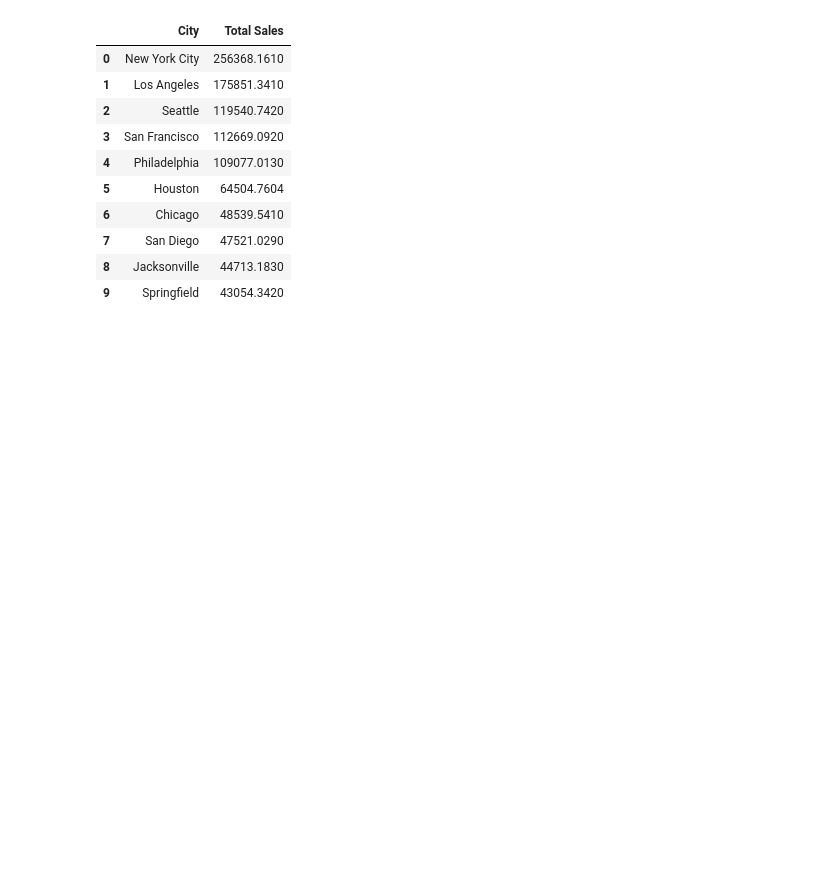
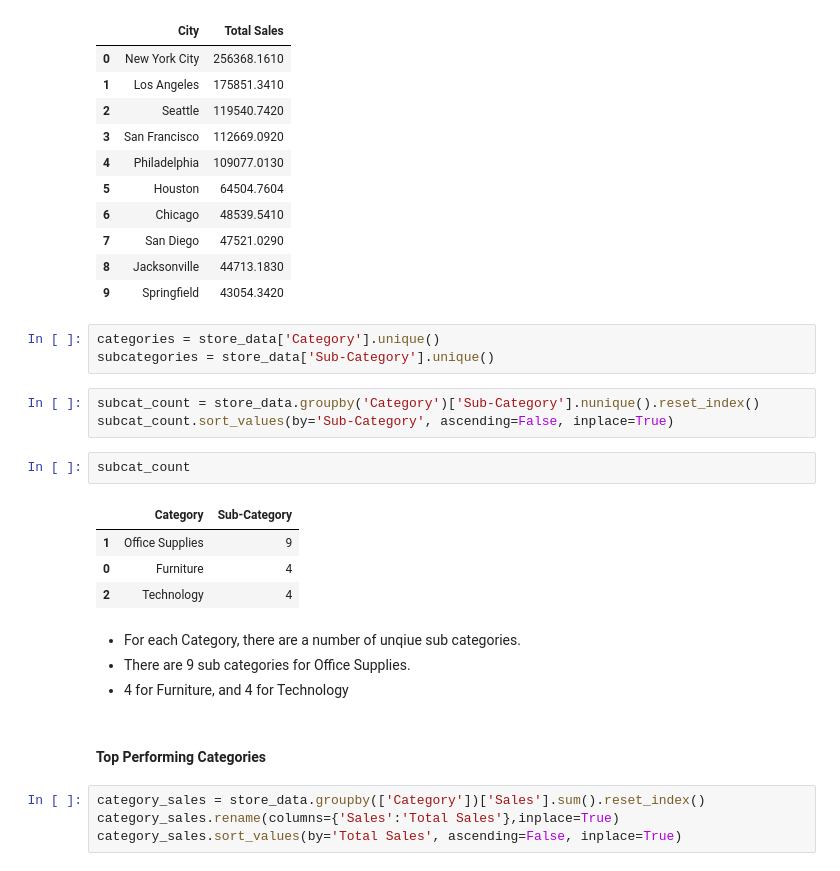
Before and after one commit to TAgKyaw/Superstore_analysis, a Jupyter notebook: superstore_analysis.ipynb, the cells around one changed output. Cells and saved outputs as stored; diff of their text form; blank space fills up the shorter version.

```diff
--- a/superstore_analysis.ipynb
+++ b/superstore_analysis.ipynb
@@ -319,3 +319,26 @@ sales_per_city.sort_values(by='Total Sales', ascending=False).head(10).reset_ind
 | 7 | San Diego | 47521.0290 |
 | 8 | Jacksonville | 44713.1830 |
 | 9 | Springfield | 43054.3420 |
+# %%
+categories = store_data['Category'].unique()
+subcategories = store_data['Sub-Category'].unique()
+# %%
+subcat_count = store_data.groupby('Category')['Sub-Category'].nunique().reset_index()
+subcat_count.sort_values(by='Sub-Category', ascending=False, inplace=True)
+# %%
+subcat_count
+# %% [output]
+|  | Category | Sub-Category |
+| 1 | Office Supplies | 9 |
+| 0 | Furniture | 4 |
+| 2 | Technology | 4 |
+# %% [markdown]
+- For each Category, there are a number of unqiue sub categories.
+- There are 9 sub categories for Office Supplies.
+- 4 for Furniture, and 4 for Technology
+# %% [markdown]
+#### Top Performing Categories
+# %%
+category_sales = store_data.groupby(['Category'])['Sales'].sum().reset_index()
+category_sales.rename(columns={'Sales':'Total Sales'},inplace=True)
+category_sales.sort_values(by='Total Sales', ascending=False, inplace=True)
```
Also changed, not shown: parts of 6 cells of this notebook.
